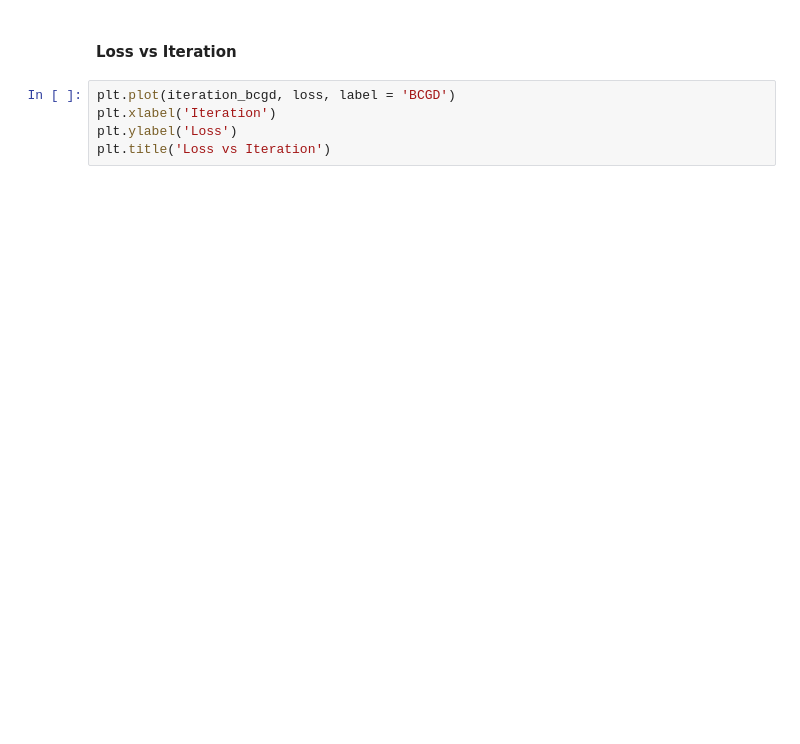
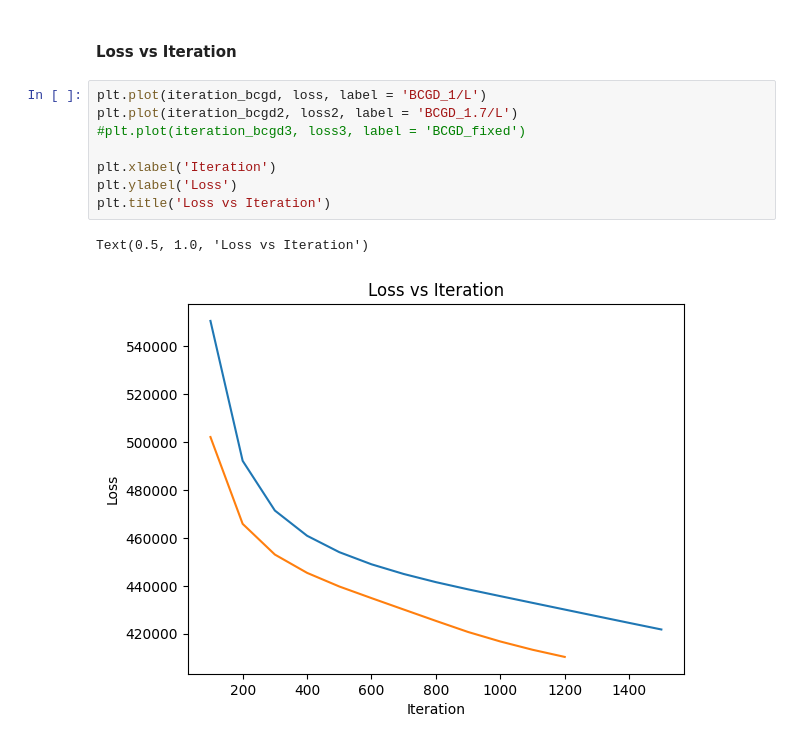
Before and after one commit to l-yunxi/optimisation-multiclass-regression, a Jupyter notebook: homework_optimization.ipynb, the cells around one changed output. Cells and saved outputs as stored; diff of their text form; blank space fills up the shorter version.

```diff
--- a/homework_optimization.ipynb
+++ b/homework_optimization.ipynb
@@ -602,7 +641,13 @@ plt.legend()
 # %% [markdown]
 #### Loss vs Iteration
 # %%
-plt.plot(iteration_bcgd, loss, label = 'BCGD')
+plt.plot(iteration_bcgd, loss, label = 'BCGD_1/L')
+plt.plot(iteration_bcgd2, loss2, label = 'BCGD_1.7/L')
+#plt.plot(iteration_bcgd3, loss3, label = 'BCGD_fixed')
+
 plt.xlabel('Iteration')
 plt.ylabel('Loss')
 plt.title('Loss vs Iteration')
+# %% [output]
+Text(0.5, 1.0, 'Loss vs Iteration')
+[figure, added]
```
Also changed, not shown: parts of 12 cells of this notebook.
